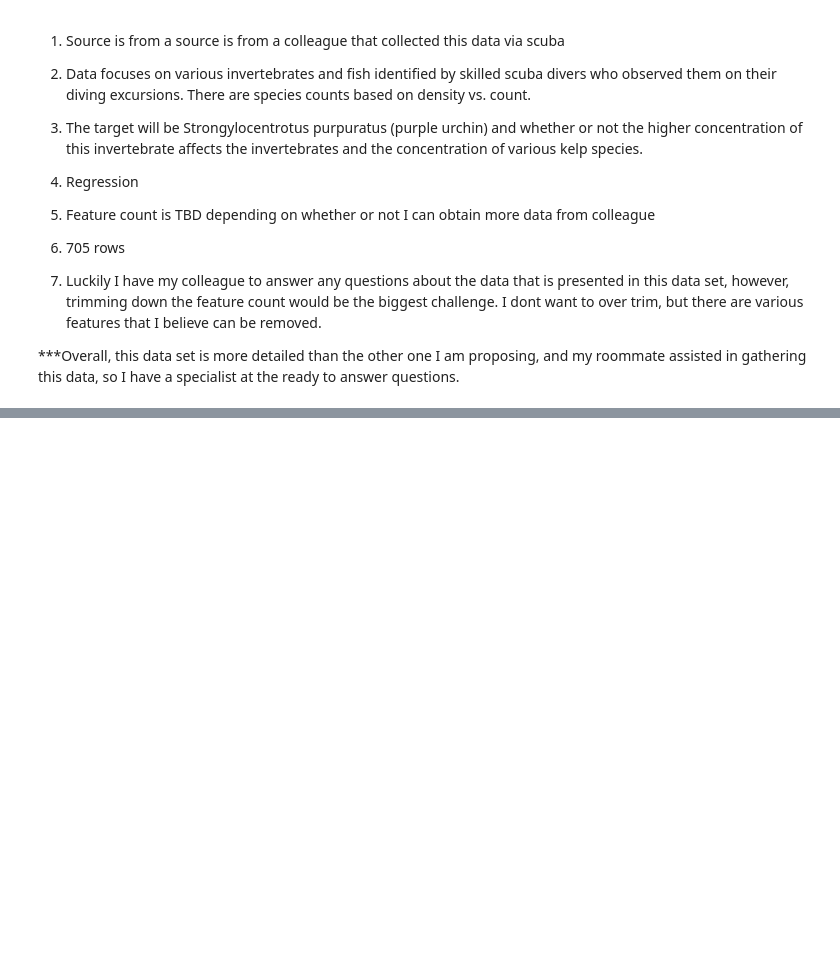
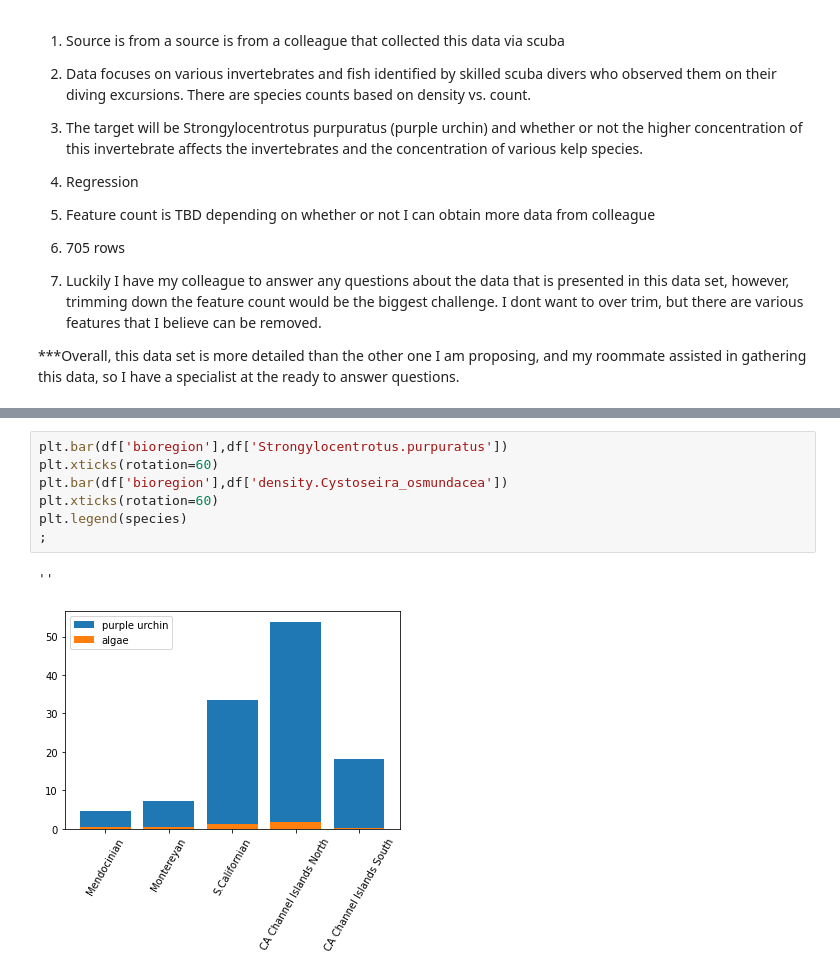
Before and after one commit to Drodricks0/PISCO_ML_Project, a Jupyter notebook: Project_2.ipynb, the cells around one changed output, grey strips where cells are left out. Cells and saved outputs as stored; diff of their text form; blank space fills up the shorter version.

```diff
--- a/Project_2.ipynb
+++ b/Project_2.ipynb
@@ -376,0 +129,10 @@ plt.xticks(rotation=60);
+# %%
+plt.bar(df['bioregion'],df['Strongylocentrotus.purpuratus'])
+plt.xticks(rotation=60)
+plt.bar(df['bioregion'],df['density.Cystoseira_osmundacea'])
+plt.xticks(rotation=60)
+plt.legend(species)
+;
+# %% [output]
+''
+[figure, added]
```
Also changed, not shown: parts of 120 cells of this notebook.
